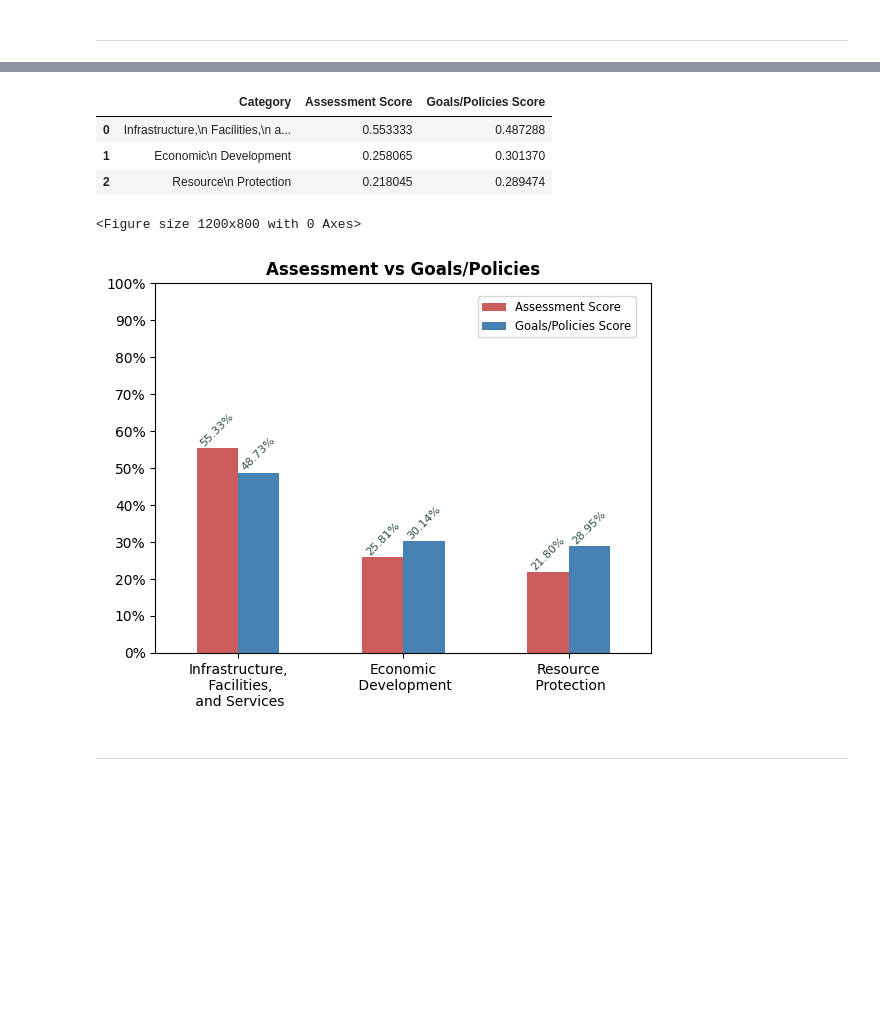
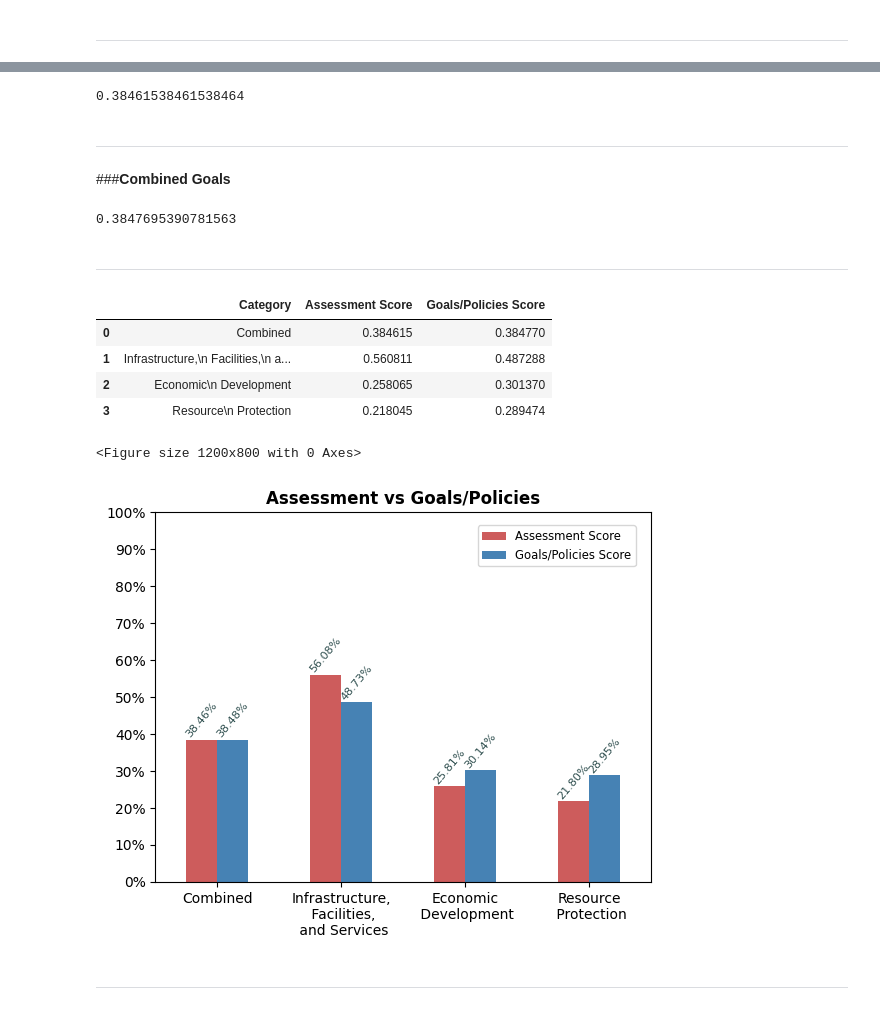
Before and after one commit to baileymccluresinger/UAPP703_2024, a Jupyter notebook: UAPP706_Project.ipynb, the cells around one changed output, grey strips where cells are left out. Saved outputs shown, nothing was run; the diff lists cells and outputs as text; code cells hidden in the pictures; blank space fills up the shorter version.

```diff
--- a/UAPP706_Project.ipynb
+++ b/UAPP706_Project.ipynb
@@ -654,31 +743,55 @@ cat7_goals5_score
+# %%
+combined_assess_sum = int(combined_assess['Code'].sum())
+combined_assess_total = int(combined_assess['Code Total'].sum())
+combined_assess_score = combined_assess_sum/combined_assess_total
+combined_assess_score
+# %% [output]
+0.38461538461538464
+# %% [markdown]
+---
+# %% [markdown]
+###**Combined Goals**
+# %%
+combined_goals = pd.concat([cat5_goals, cat6_goals, cat7_goals], axis=0)
+#combined_goals
+# %%
+combined_goals_sum = int(combined_goals['Code'].sum())
+combined_goals_total = int(combined_goals['Code Total'].sum())
+combined_goals_score = combined_goals_sum/combined_goals_total
+combined_goals_score
+# %% [output]
+0.3847695390781563
+# %% [markdown]
+---
 # %%
-score_arr2 = pd.DataFrame(['Infrastructure,\n Facilities,\n and Services', 'Economic\n Development', 'Resource\n Protection'], columns=['Category'])
-score_arr2['Assessment Score'] = [cat5_assess_score, cat6_assess_score, cat7_assess_score]
-score_arr2['Goals/Policies Score'] = [cat5_goals_score, cat6_goals_score, cat7_goals_score]
+score_arr2 = pd.DataFrame(['Combined','Infrastructure,\n Facilities,\n and Services', 'Economic\n Development', 'Resource\n Protection'], columns=['Category'])
+score_arr2['Assessment Score'] = [combined_assess_score, cat5_assess_score, cat6_assess_score, cat7_assess_score]
+score_arr2['Goals/Policies Score'] = [combined_goals_score, cat5_goals_score, cat6_goals_score, cat7_goals_score]
 score_arr2
 # %% [output]
 |  | Category | Assessment Score | Goals/Policies Score |
-| 0 | Infrastructure,\n Facilities,\n a... | 0.553333 | 0.487288 |
-| 1 | Economic\n Development | 0.258065 | 0.301370 |
-| 2 | Resource\n Protection | 0.218045 | 0.289474 |
+| 0 | Combined | 0.384615 | 0.384770 |
+| 1 | Infrastructure,\n Facilities,\n a... | 0.560811 | 0.487288 |
+| 2 | Economic\n Development | 0.258065 | 0.301370 |
+| 3 | Resource\n Protection | 0.218045 | 0.289474 |
 # %%
 colors2 = ['indianred', 'steelblue']
-percentages2 = ['55.33%', '25.81%', '21.80%']
-percentages3 = ['48.73%','30.14%', '28.95%']
+percentages2 = ['38.46%', '56.08%', '25.81%', '21.80%']
+percentages3 = ['38.48%', '48.73%','30.14%', '28.95%']
 # %%
 plt.figure(figsize=(12,8));
 ax = score_arr2.plot(kind='bar', color=colors2, rot=0);
 ax.legend(bbox_to_anchor=(0.98, 0.98), fontsize='small');
 ax.xaxis.set_ticklabels(score_arr2['Category'], fontsize=10);
 ax.set_title('Assessment vs Goals/Policies', fontweight='bold');
 ax.set_yticks((0,0.1,0.2,0.3,0.4,0.5,0.6,0.7,0.8,0.9,1.0));
 ax.set_yticklabels(('0%','10%','20%','30%','40%','50%','60%','70%','80%','90%','100%'), rotation=0, fontsize=10);
-ax.bar_label(ax.containers[0], percentages2, label_type='edge', fontsize=8, color='darkslategrey', rotation=45);
-ax.bar_label(ax.containers[1], percentages3, label_type='edge', fontsize=8, color='darkslategrey', rotation=45);
+ax.bar_label(ax.containers[0], percentages2, label_type='edge', fontsize=8, color='darkslategrey', rotation=50);
+ax.bar_label(ax.containers[1], percentages3, label_type='edge', fontsize=8, color='darkslategrey', rotation=50);
 plt.show();
 # %% [output]
 <Figure size 1200x800 with 0 Axes>
-[figure, old version]
+[figure, new version]
 # %% [markdown]
 ---
 # %%
```
Also changed, not shown: parts of 102 cells of this notebook.
